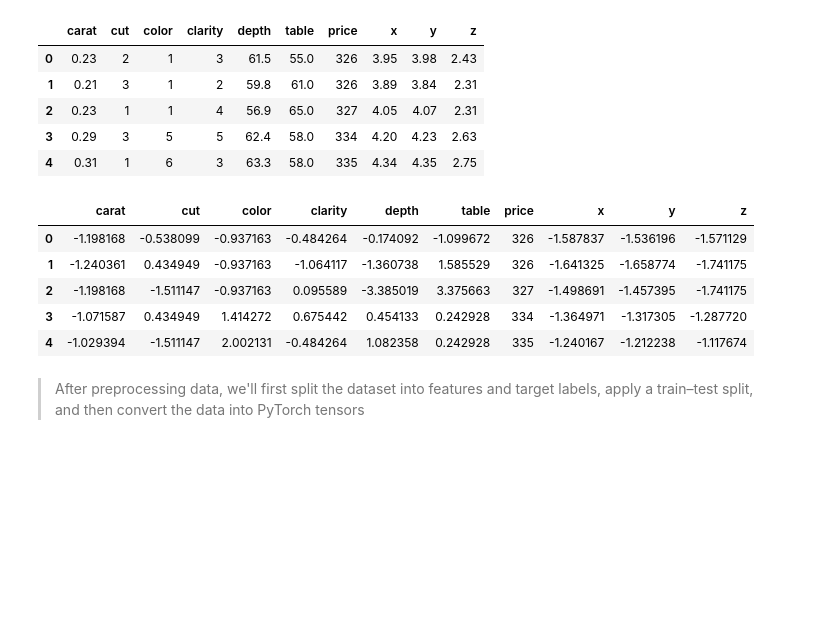
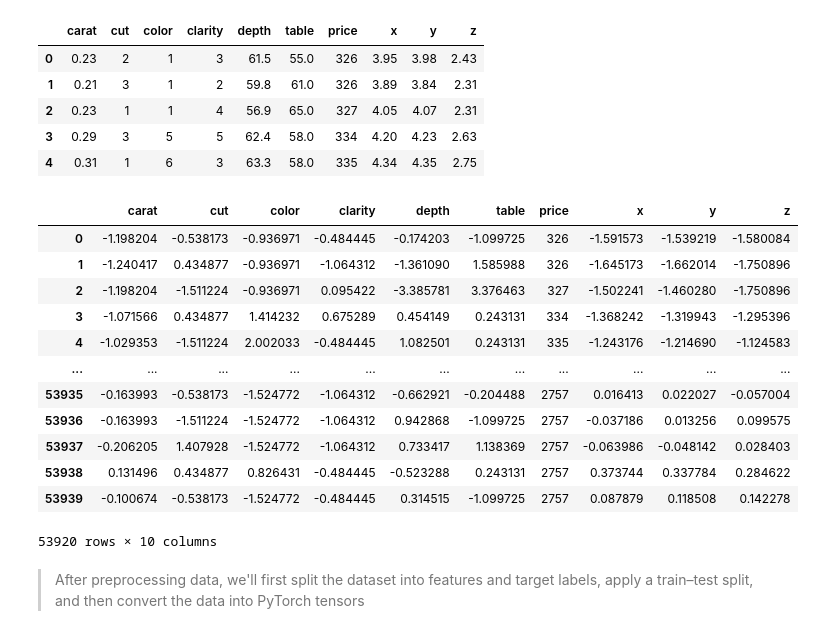
Before and after one commit to PM6P/Vehicle_Rental_System, a Jupyter notebook: Exercises/day_3/Day3_exercise.ipynb, the cells around one changed output. Cells and saved outputs as stored; diff of their text form; code cells hidden in the pictures; blank space fills up the shorter version.

```diff
--- a/Exercises/day_3/Day3_exercise.ipynb
+++ b/Exercises/day_3/Day3_exercise.ipynb
@@ -65,6 +63,13 @@ path = kagglehub.dataset_download("natedir/diamonds")
 print("Path to dataset files:", path)
 df = pd.read_csv(path + "/diamonds.csv")
 df = df.drop('Unnamed: 0', axis=1)
+
+# Filter out rows where x, y, or z are 0, as these are physically impossible
+initial_rows = df.shape[0]
+df = df.loc[(df[['x', 'y', 'z']] != 0).all(axis=1)]
+rows_removed = initial_rows - df.shape[0]
+print(f"Removed {rows_removed} rows with zero dimensions (x, y, or z).")
+
 df.head()
 # %% [output]
 Using Colab cache for faster access to the 'diamonds' dataset.
@@ -136,24 +142,25 @@ Encoding column: clarity
 | 3 | 0.29 | 3 | 5 | 5 | 62.4 | 58.0 | 334 | 4.20 | 4.23 | 2.63 |
 | 4 | 0.31 | 1 | 6 | 3 | 63.3 | 58.0 | 335 | 4.34 | 4.35 | 2.75 |
 # %%
-# TODO: Standardize features using StandardScaler (DON'T scale the target!)
-# [HINT]: Select numerical columns, but drop "price" from the list
-
-numerical_cols = df.select_dtypes(include=["int64", "float64"]).columns.drop("price")
-
+# Standardize features using StandardScaler
+numerical_cols = df.select_dtypes(include=["int64", "float64"]).columns.drop("price")  ### DON'T SCALE THE TARGET
 scaler = StandardScaler()
-
-# TODO: Apply fit_transform to scale the numerical columns
 df[numerical_cols] = scaler.fit_transform(df[numerical_cols])
-
-df.head()
+df
 # %% [output]
 |  | carat | cut | color | clarity | depth | table | price | x | y | z |
-| 0 | -1.198168 | -0.538099 | -0.937163 | -0.484264 | -0.174092 | -1.099672 | 326 | -1.587837 | -1.536196 | -1.571129 |
-| 1 | -1.240361 | 0.434949 | -0.937163 | -1.064117 | -1.360738 | 1.585529 | 326 | -1.641325 | -1.658774 | -1.741175 |
-| 2 | -1.198168 | -1.511147 | -0.937163 | 0.095589 | -3.385019 | 3.375663 | 327 | -1.498691 | -1.457395 | -1.741175 |
-| 3 | -1.071587 | 0.434949 | 1.414272 | 0.675442 | 0.454133 | 0.242928 | 334 | -1.364971 | -1.317305 | -1.287720 |
-| 4 | -1.029394 | -1.511147 | 2.002131 | -0.484264 | 1.082358 | 0.242928 | 335 | -1.240167 | -1.212238 | -1.117674 |
+| 0 | -1.198204 | -0.538173 | -0.936971 | -0.484445 | -0.174203 | -1.099725 | 326 | -1.591573 | -1.539219 | -1.580084 |
+| 1 | -1.240417 | 0.434877 | -0.936971 | -1.064312 | -1.361090 | 1.585988 | 326 | -1.645173 | -1.662014 | -1.750896 |
+| 2 | -1.198204 | -1.511224 | -0.936971 | 0.095422 | -3.385781 | 3.376463 | 327 | -1.502241 | -1.460280 | -1.750896 |
+| 3 | -1.071566 | 0.434877 | 1.414232 | 0.675289 | 0.454149 | 0.243131 | 334 | -1.368242 | -1.319943 | -1.295396 |
+| 4 | -1.029353 | -1.511224 | 2.002033 | -0.484445 | 1.082501 | 0.243131 | 335 | -1.243176 | -1.214690 | -1.124583 |
+| ... | ... | ... | ... | ... | ... | ... | ... | ... | ... | ... |
+| 53935 | -0.163993 | -0.538173 | -1.524772 | -1.064312 | -0.662921 | -0.204488 | 2757 | 0.016413 | 0.022027 | -0.057004 |
+| 53936 | -0.163993 | -1.511224 | -1.524772 | -1.064312 | 0.942868 | -1.099725 | 2757 | -0.037186 | 0.013256 | 0.099575 |
+| 53937 | -0.206205 | 1.407928 | -1.524772 | -1.064312 | 0.733417 | 1.138369 | 2757 | -0.063986 | -0.048142 | 0.028403 |
+| 53938 | 0.131496 | 0.434877 | 0.826431 | -0.484445 | -0.523288 | 0.243131 | 2757 | 0.373744 | 0.337784 | 0.284622 |
+| 53939 | -0.100674 | -0.538173 | -1.524772 | -0.484445 | 0.314515 | -1.099725 | 2757 | 0.087879 | 0.118508 | 0.142278 |
+53920 rows × 10 columns
 # %% [markdown]
 > After preprocessing data, we'll first split the dataset into features and target labels, apply a train–test split, and then convert the data into PyTorch tensors
 # %%
```
Also changed, not shown: parts of 16 cells of this notebook.
